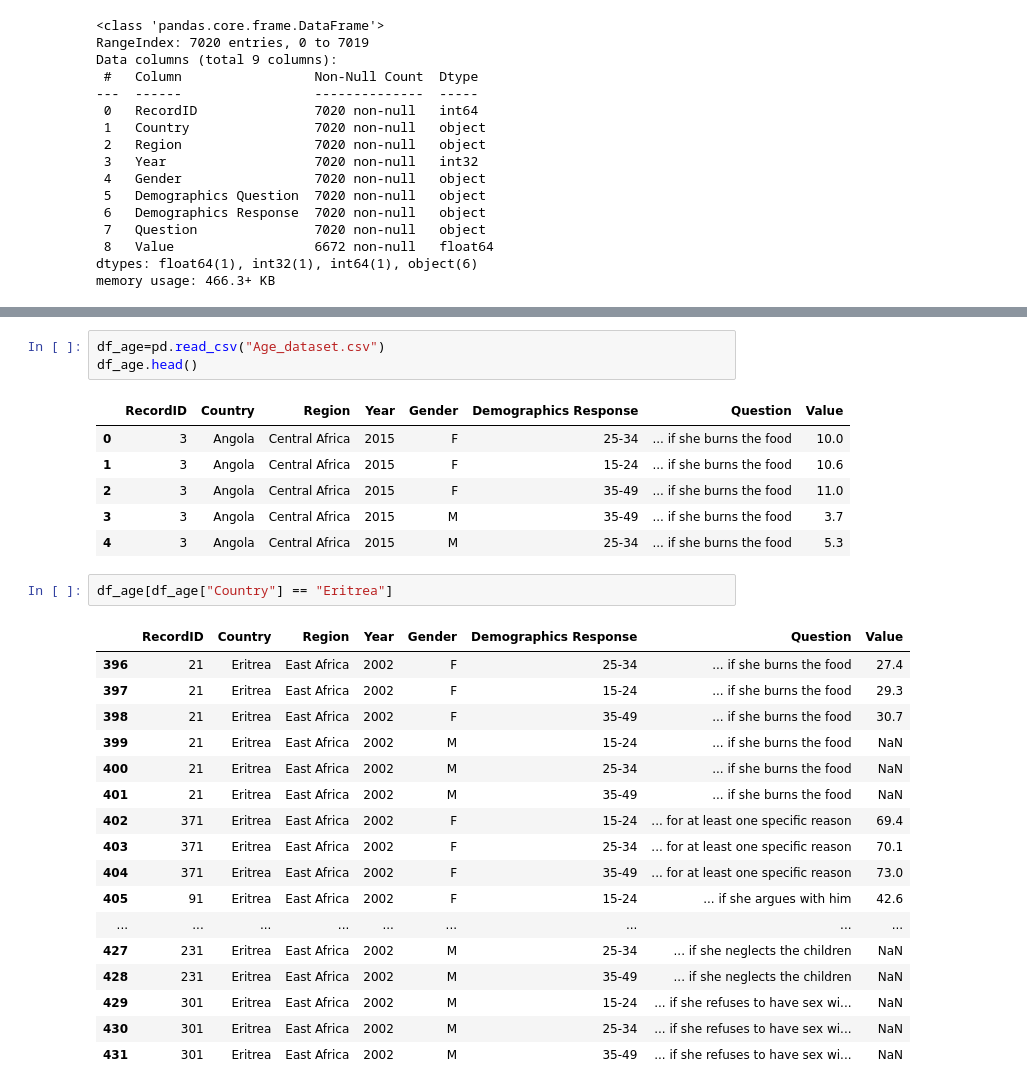
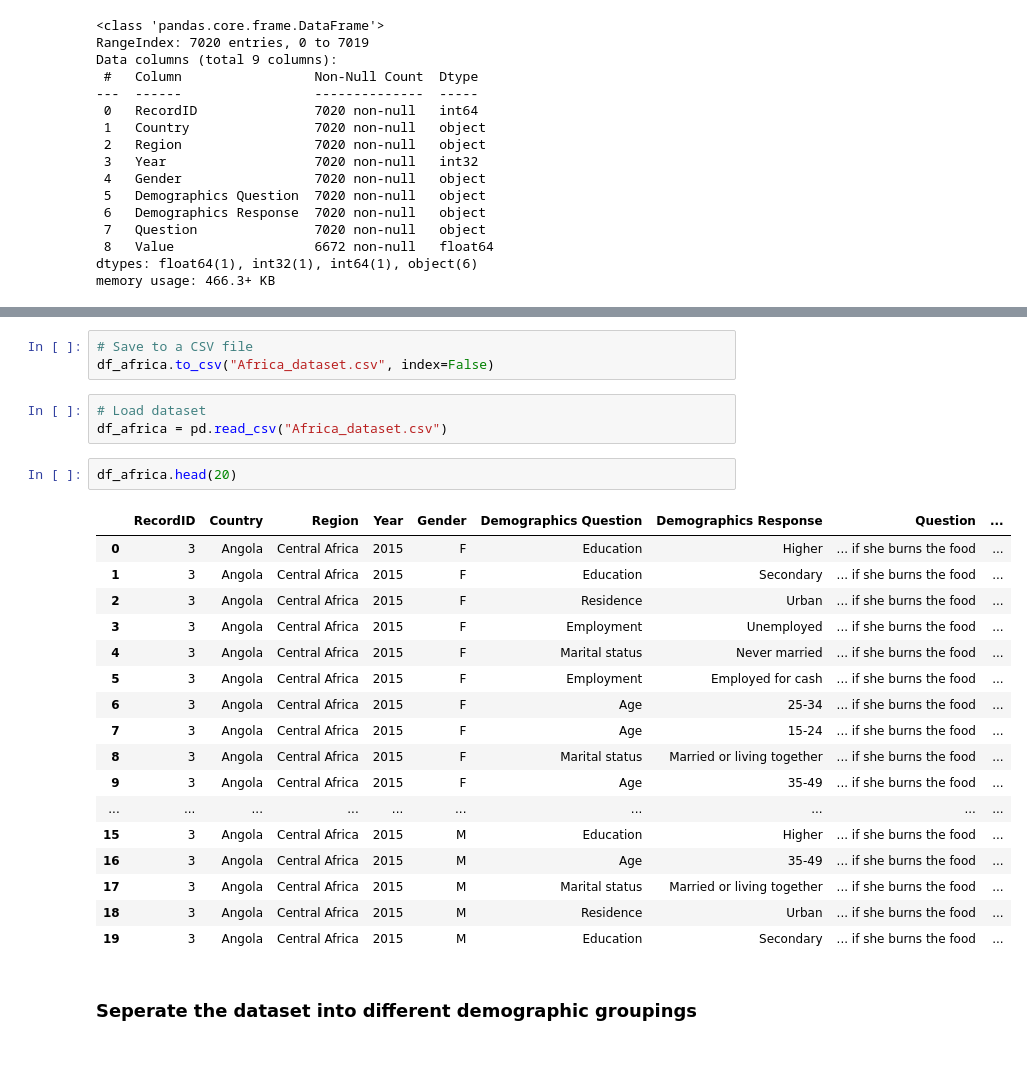
Before and after one commit to MaureenMbugua/Understanding_violence_against_women, a Jupyter notebook: Understanding_violence_against_women.ipynb, the cells around one changed output, grey strips where cells are left out. Saved outputs shown, nothing was run; the diff lists cells and outputs as text; blank space fills up the shorter version.

```diff
--- a/Understanding_violence_against_women.ipynb
+++ b/Understanding_violence_against_women.ipynb
@@ -497,30 +497,28 @@ This allows us to perform separate analyses for each demographic grouping.
-# %%
-df_age=pd.read_csv("Age_dataset.csv")
-df_age.head()
-# %% [output]
-|  | RecordID | Country | Region | Year | Gender | Demographics Response | Question | Value |
-| 0 | 3 | Angola | Central Africa | 2015 | F | 25-34 | ... if she burns the food | 10.0 |
-| 1 | 3 | Angola | Central Africa | 2015 | F | 15-24 | ... if she burns the food | 10.6 |
-| 2 | 3 | Angola | Central Africa | 2015 | F | 35-49 | ... if she burns the food | 11.0 |
-| 3 | 3 | Angola | Central Africa | 2015 | M | 35-49 | ... if she burns the food | 3.7 |
-| 4 | 3 | Angola | Central Africa | 2015 | M | 25-34 | ... if she burns the food | 5.3 |
-# %%
-df_age[df_age["Country"] == "Eritrea"]
-# %% [output]
-|  | RecordID | Country | Region | Year | Gender | Demographics Response | Question | Value |
-| 396 | 21 | Eritrea | East Africa | 2002 | F | 25-34 | ... if she burns the food | 27.4 |
-| 397 | 21 | Eritrea | East Africa | 2002 | F | 15-24 | ... if she burns the food | 29.3 |
-| 398 | 21 | Eritrea | East Africa | 2002 | F | 35-49 | ... if she burns the food | 30.7 |
-| 399 | 21 | Eritrea | East Africa | 2002 | M | 15-24 | ... if she burns the food | NaN |
-| 400 | 21 | Eritrea | East Africa | 2002 | M | 25-34 | ... if she burns the food | NaN |
-| 401 | 21 | Eritrea | East Africa | 2002 | M | 35-49 | ... if she burns the food | NaN |
-| 402 | 371 | Eritrea | East Africa | 2002 | F | 15-24 | ... for at least one specific reason | 69.4 |
-| 403 | 371 | Eritrea | East Africa | 2002 | F | 25-34 | ... for at least one specific reason | 70.1 |
-| 404 | 371 | Eritrea | East Africa | 2002 | F | 35-49 | ... for at least one specific reason | 73.0 |
-| 405 | 91 | Eritrea | East Africa | 2002 | F | 15-24 | ... if she argues with him | 42.6 |
-| ... | ... | ... | ... | ... | ... | ... | ... | ... |
-| 427 | 231 | Eritrea | East Africa | 2002 | M | 25-34 | ... if she neglects the children | NaN |
-| 428 | 231 | Eritrea | East Africa | 2002 | M | 35-49 | ... if she neglects the children | NaN |
-| 429 | 301 | Eritrea | East Africa | 2002 | M | 15-24 | ... if she refuses to have sex wi... | NaN |
-| 430 | 301 | Eritrea | East Africa | 2002 | M | 25-34 | ... if she refuses to have sex wi... | NaN |
-| 431 | 301 | Eritrea | East Africa | 2002 | M | 35-49 | ... if she refuses to have sex wi... | NaN |
+# %%
+# Save to a CSV file
+df_africa.to_csv("Africa_dataset.csv", index=False)
+# %%
+# Load dataset
+df_africa = pd.read_csv("Africa_dataset.csv")
+# %%
+df_africa.head(20)
+# %% [output]
+|  | RecordID | Country | Region | Year | Gender | Demographics Question | Demographics Response | Question | ... |
+| 0 | 3 | Angola | Central Africa | 2015 | F | Education | Higher | ... if she burns the food | ... |
+| 1 | 3 | Angola | Central Africa | 2015 | F | Education | Secondary | ... if she burns the food | ... |
+| 2 | 3 | Angola | Central Africa | 2015 | F | Residence | Urban | ... if she burns the food | ... |
+| 3 | 3 | Angola | Central Africa | 2015 | F | Employment | Unemployed | ... if she burns the food | ... |
+| 4 | 3 | Angola | Central Africa | 2015 | F | Marital status | Never married | ... if she burns the food | ... |
+| 5 | 3 | Angola | Central Africa | 2015 | F | Employment | Employed for cash | ... if she burns the food | ... |
+| 6 | 3 | Angola | Central Africa | 2015 | F | Age | 25-34 | ... if she burns the food | ... |
+| 7 | 3 | Angola | Central Africa | 2015 | F | Age | 15-24 | ... if she burns the food | ... |
+| 8 | 3 | Angola | Central Africa | 2015 | F | Marital status | Married or living together | ... if she burns the food | ... |
+| 9 | 3 | Angola | Central Africa | 2015 | F | Age | 35-49 | ... if she burns the food | ... |
+| ... | ... | ... | ... | ... | ... | ... | ... | ... | ... |
+| 15 | 3 | Angola | Central Africa | 2015 | M | Education | Higher | ... if she burns the food | ... |
+| 16 | 3 | Angola | Central Africa | 2015 | M | Age | 35-49 | ... if she burns the food | ... |
+| 17 | 3 | Angola | Central Africa | 2015 | M | Marital status | Married or living together | ... if she burns the food | ... |
+| 18 | 3 | Angola | Central Africa | 2015 | M | Residence | Urban | ... if she burns the food | ... |
+| 19 | 3 | Angola | Central Africa | 2015 | M | Education | Secondary | ... if she burns the food | ... |
+# %% [markdown]
+### Seperate the dataset into different demographic groupings
```
Also changed, not shown: parts of 58 cells of this notebook, 7 other files.
